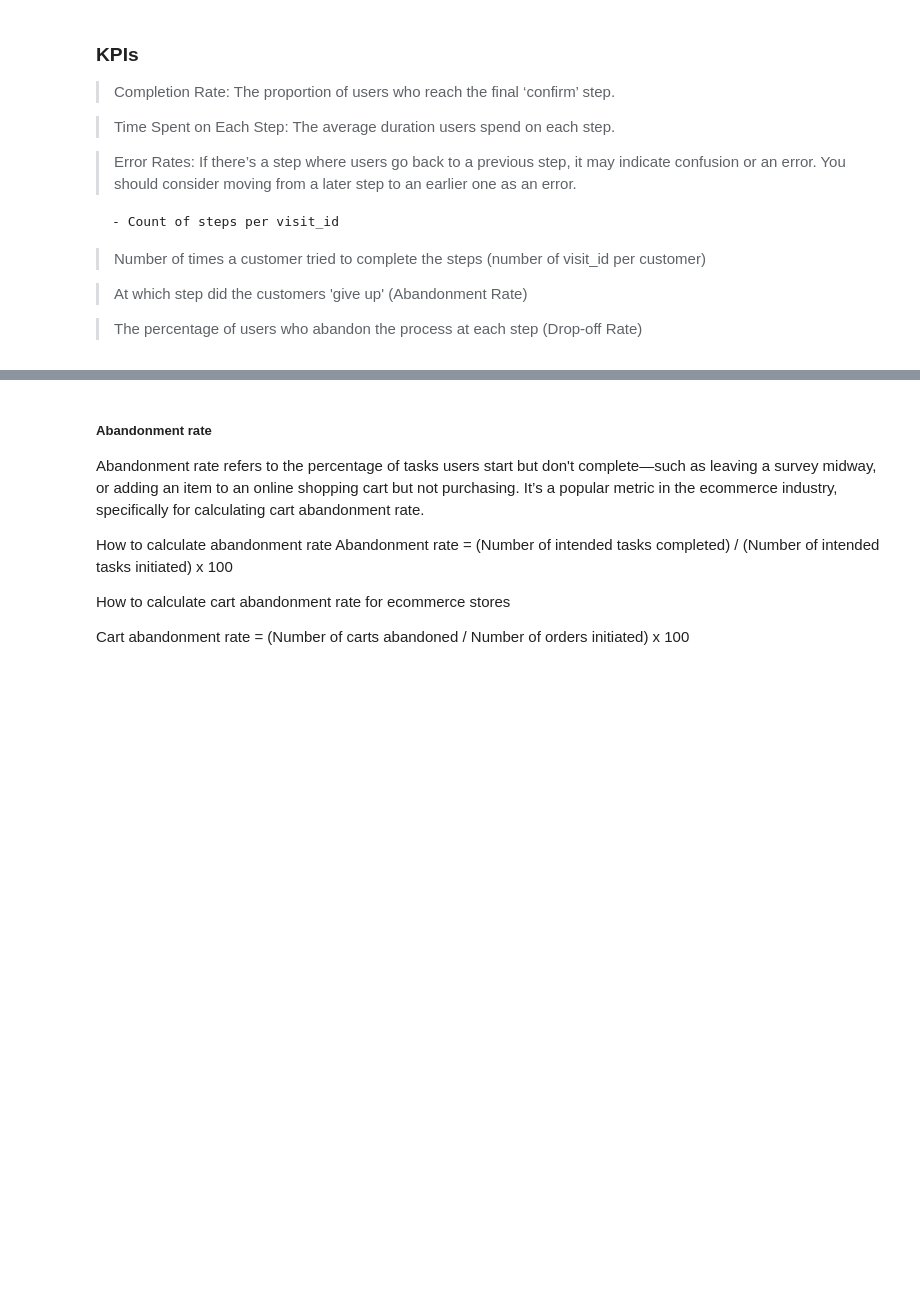
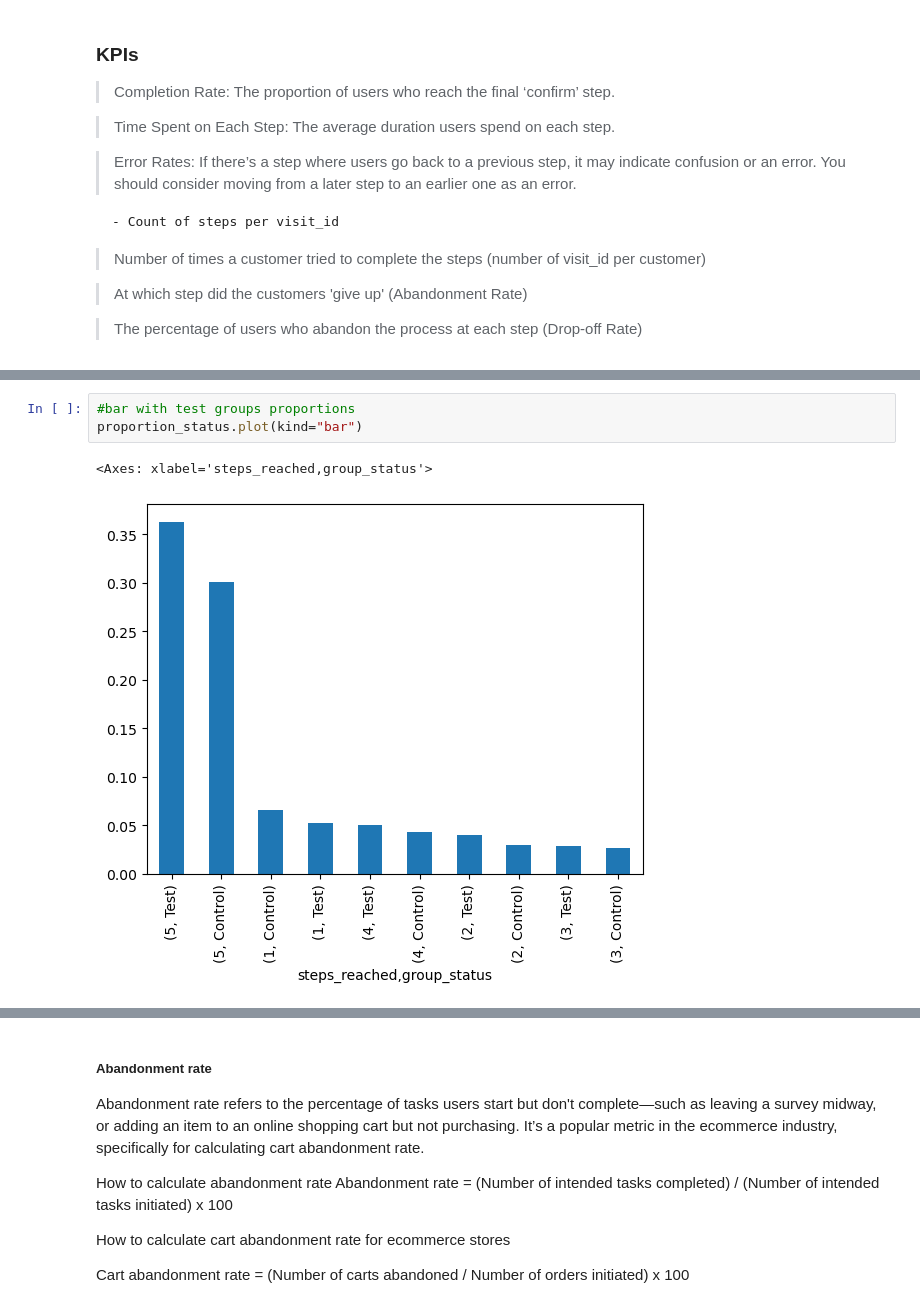
Before and after one commit to nessajimenez/vanguard-ab-test-, a Jupyter notebook: Project_2 - Client Profile Analysis.ipynb, the cells around one changed output, grey strips where cells are left out. Cells and saved outputs as stored; diff of their text form; blank space fills up the shorter version.

```diff
--- a/Project_2 - Client Profile Analysis.ipynb
+++ b/Project_2 - Client Profile Analysis.ipynb
@@ -186,0 +243,6 @@ primary_clients.shape
+# %%
+#bar with test groups proportions
+proportion_status.plot(kind="bar")
+# %% [output]
+<Axes: xlabel='steps_reached,group_status'>
+[figure, added]
```
Also changed, not shown: parts of 25 cells of this notebook, 2 other files.
